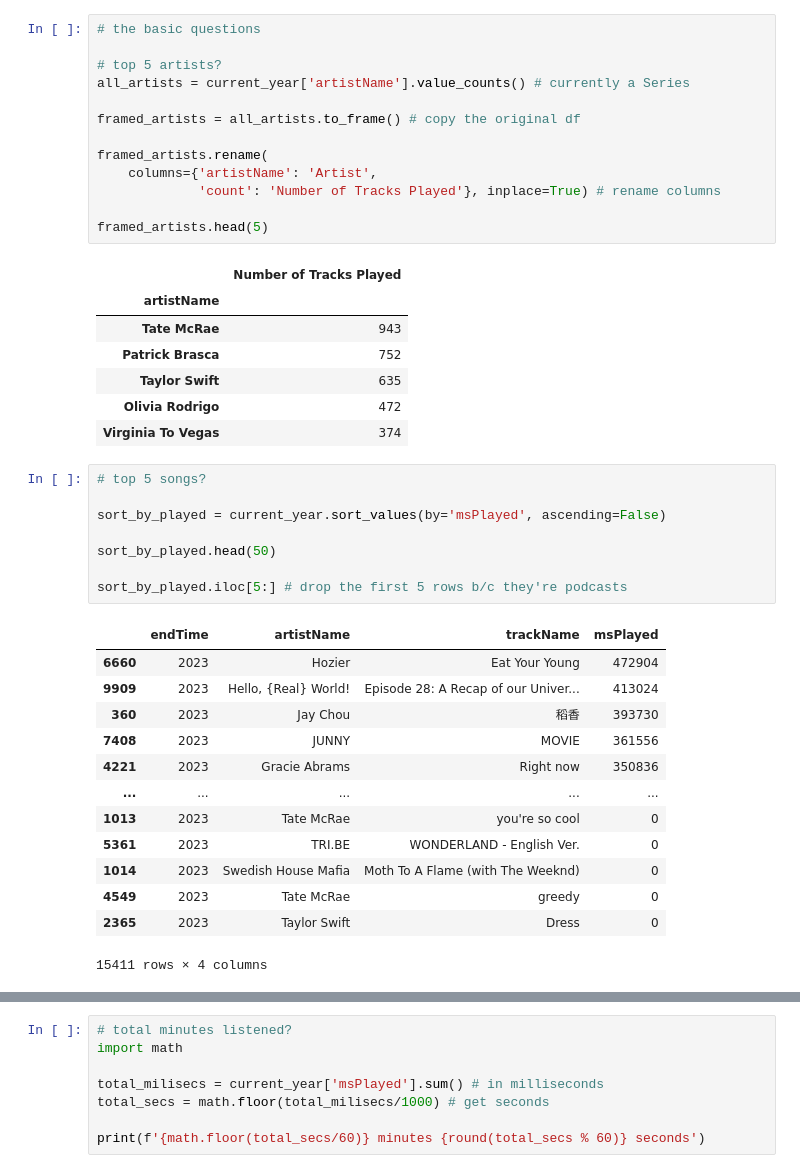
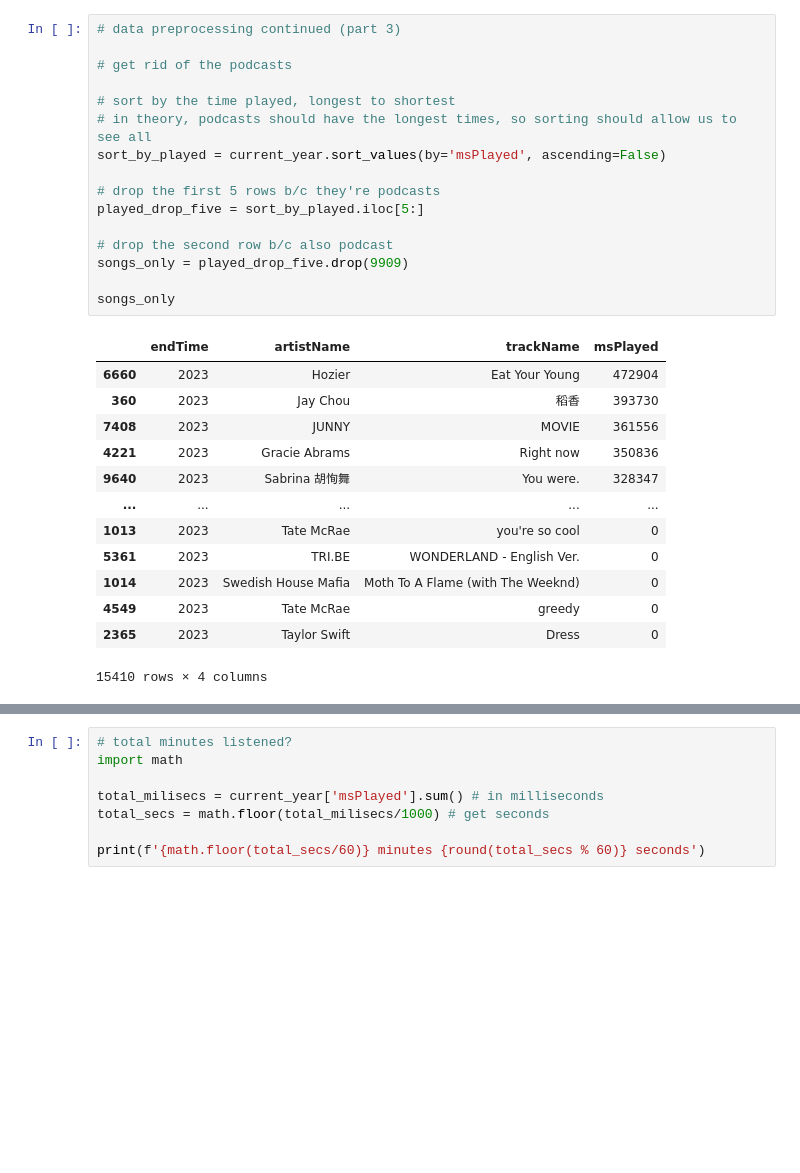
Before and after one commit to kellyhum/spotify-wrapped, a Jupyter notebook: spotify-wrapped.ipynb, the cells around one changed output, grey strips where cells are left out. Saved outputs shown, nothing was run; the diff lists cells and outputs as text; blank space fills up the shorter version.

```diff
--- a/spotify-wrapped.ipynb
+++ b/spotify-wrapped.ipynb
@@ -66,46 +53,33 @@ current_year.head()
 | 75 | 2023 | TWICE | Basics | 176973 |
 | 76 | 2023 | Wonstein | Your Existence | 204229 |
 | 77 | 2023 | iKON | LOVE SCENARIO | 209648 |
-# %%
-# the basic questions
-
-# top 5 artists?
-all_artists = current_year['artistName'].value_counts() # currently a Series
-
-framed_artists = all_artists.to_frame() # copy the original df
-
-framed_artists.rename(
-    columns={'artistName': 'Artist',
-             'count': 'Number of Tracks Played'}, inplace=True) # rename columns
-
-framed_artists.head(5)
-# %% [output]
-|  | Number of Tracks Played |
-| artistName |  |
-| Tate McRae | 943 |
-| Patrick Brasca | 752 |
-| Taylor Swift | 635 |
-| Olivia Rodrigo | 472 |
-| Virginia To Vegas | 374 |
-# %%
-# top 5 songs?
-
-sort_by_played = current_year.sort_values(by='msPlayed', ascending=False)
-
-sort_by_played.head(50)
-
-sort_by_played.iloc[5:] # drop the first 5 rows b/c they're podcasts
-# %% [output]
-|  | endTime | artistName | trackName | msPlayed |
-| 6660 | 2023 | Hozier | Eat Your Young | 472904 |
-| 9909 | 2023 | Hello, {Real} World! | Episode 28: A Recap of our Univer... | 413024 |
-| 360 | 2023 | Jay Chou | 稻香 | 393730 |
-| 7408 | 2023 | JUNNY | MOVIE | 361556 |
-| 4221 | 2023 | Gracie Abrams | Right now | 350836 |
-| ... | ... | ... | ... | ... |
-| 1013 | 2023 | Tate McRae | you're so cool | 0 |
-| 5361 | 2023 | TRI.BE | WONDERLAND - English Ver. | 0 |
-| 1014 | 2023 | Swedish House Mafia | Moth To A Flame (with The Weeknd) | 0 |
-| 4549 | 2023 | Tate McRae | greedy | 0 |
-| 2365 | 2023 | Taylor Swift | Dress | 0 |
-15411 rows × 4 columns
+# %%
+# data preprocessing continued (part 3)
+
+# get rid of the podcasts
+
+# sort by the time played, longest to shortest
+# in theory, podcasts should have the longest times, so sorting should allow us to see all
+sort_by_played = current_year.sort_values(by='msPlayed', ascending=False)
+
+# drop the first 5 rows b/c they're podcasts
+played_drop_five = sort_by_played.iloc[5:]
+
+# drop the second row b/c also podcast
+songs_only = played_drop_five.drop(9909)
+
+songs_only
+# %% [output]
+|  | endTime | artistName | trackName | msPlayed |
+| 6660 | 2023 | Hozier | Eat Your Young | 472904 |
+| 360 | 2023 | Jay Chou | 稻香 | 393730 |
+| 7408 | 2023 | JUNNY | MOVIE | 361556 |
+| 4221 | 2023 | Gracie Abrams | Right now | 350836 |
+| 9640 | 2023 | Sabrina 胡恂舞 | You were. | 328347 |
+| ... | ... | ... | ... | ... |
+| 1013 | 2023 | Tate McRae | you're so cool | 0 |
+| 5361 | 2023 | TRI.BE | WONDERLAND - English Ver. | 0 |
+| 1014 | 2023 | Swedish House Mafia | Moth To A Flame (with The Weeknd) | 0 |
+| 4549 | 2023 | Tate McRae | greedy | 0 |
+| 2365 | 2023 | Taylor Swift | Dress | 0 |
+15410 rows × 4 columns
```
Also changed, not shown: parts of 5 cells of this notebook.
